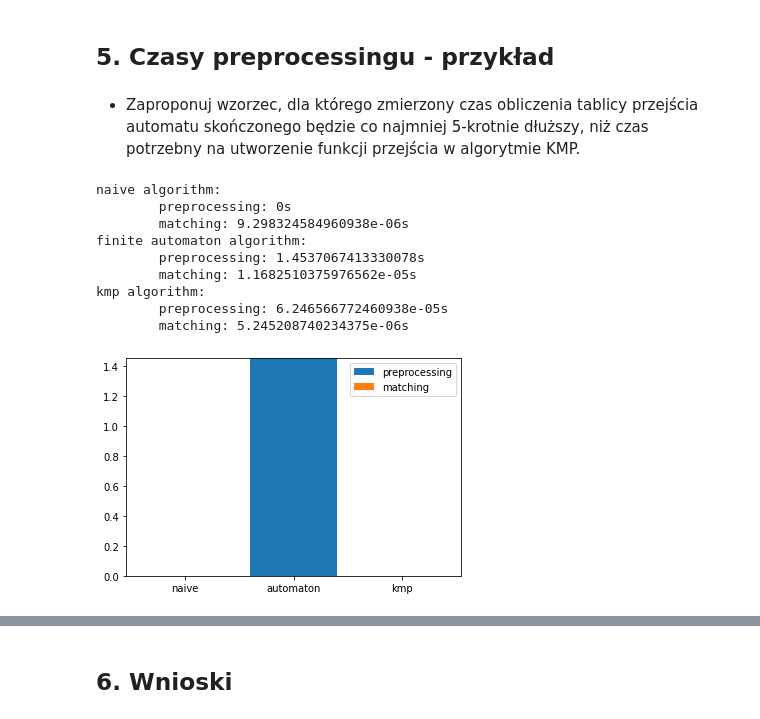
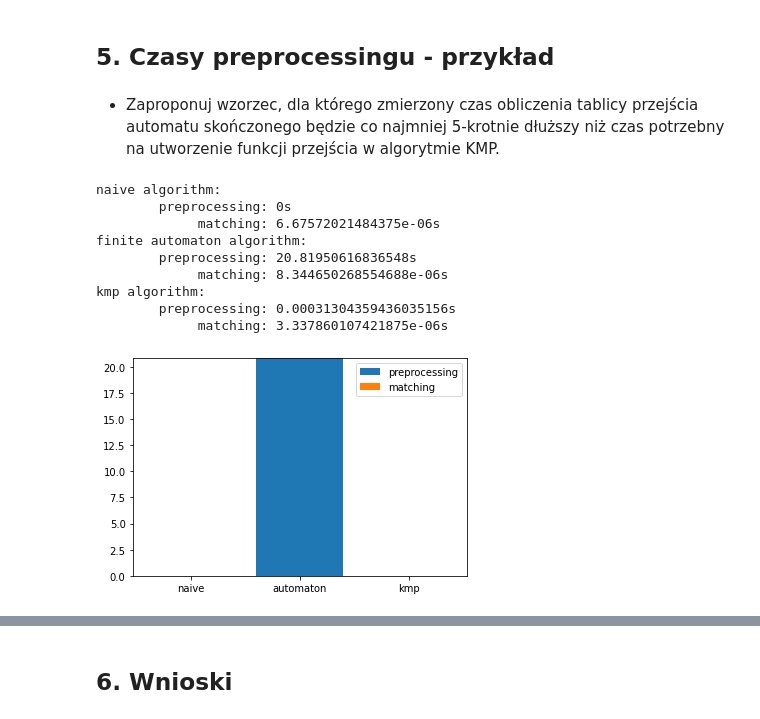
Before and after one commit to mhawryluk/text-algorithms, a Jupyter notebook: 1-string-matching/zad1.ipynb, the cells around one changed output, grey strips where cells are left out. Saved outputs shown, nothing was run; the diff lists cells and outputs as text; code cells hidden in the pictures.

```diff
--- a/1-string-matching/zad1.ipynb
+++ b/1-string-matching/zad1.ipynb
@@ -43,14 +44,15 @@ def transition_table(pattern):
     result = []
     alphabet = set([c for c in pattern])
 
-    for q in range(0, len(pattern) + 1):
+    for q in range(len(pattern) + 1):
         result.append({})
+
         for a in alphabet:
             k = min(len(pattern), q + 1)
 
-            while True:
-                if re.search(f"{pattern[:k]}$", pattern[:q] + a):
-                    break
+            current_pattern = pattern[:q] + a
+
+            while k > 0 and pattern[:k] != current_pattern[q - k + 1:]:
                 k -= 1
 
             result[q][a] = k
@@ -86,10 +88,10 @@ def prefix_function(pattern):
     k = 0
 
     for q in range(1, len(pattern)):
-        while(k > 0 and pattern[k] != pattern[q]):
-            k = pi[k-1]
+        while k > 0 and pattern[k] != pattern[q]:
+            k = pi[k - 1]
 
-        if(pattern[k] == pattern[q]):
+        if pattern[k] == pattern[q]:
             k += 1
 
         pi.append(k)
@@ -199,17 +223,17 @@ kmp algorithm:
 # %% [markdown]
 ## 5. Czasy preprocessingu - przykład
 # %% [markdown]
-* Zaproponuj wzorzec, dla którego zmierzony czas obliczenia tablicy przejścia automatu skończonego będzie co najmniej 5-krotnie dłuższy, niż czas potrzebny na utworzenie funkcji przejścia w algorytmie KMP.
+* Zaproponuj wzorzec, dla którego zmierzony czas obliczenia tablicy przejścia automatu skończonego będzie co najmniej 5-krotnie dłuższy niż czas potrzebny na utworzenie funkcji przejścia w algorytmie KMP.
 # %%
-compare_time("a", "abcdefghijklmnopqrstuvwxyz"*10)
+compare_time("a", "abcdefghijklmnopqrstuvwxyz"*100)
 # %% [output]
 naive algorithm:
         preprocessing: 0s
-        matching: 9.298324584960938e-06s
+             matching: 6.67572021484375e-06s
 finite automaton algorithm:
-        preprocessing: 1.4537067413330078s
-        matching: 1.1682510375976562e-05s
+        preprocessing: 20.81950616836548s
+             matching: 8.344650268554688e-06s
 kmp algorithm:
-        preprocessing: 6.246566772460938e-05s
-        matching: 5.245208740234375e-06s
+        preprocessing: 0.00031304359436035156s
+             matching: 3.337860107421875e-06s
-[figure, old version]
+[figure, new version]
```
Also changed, not shown: parts of 17 cells of this notebook.
